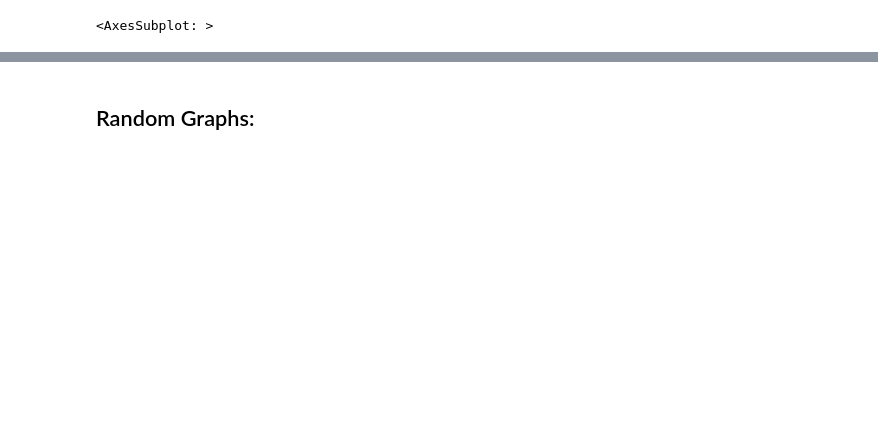
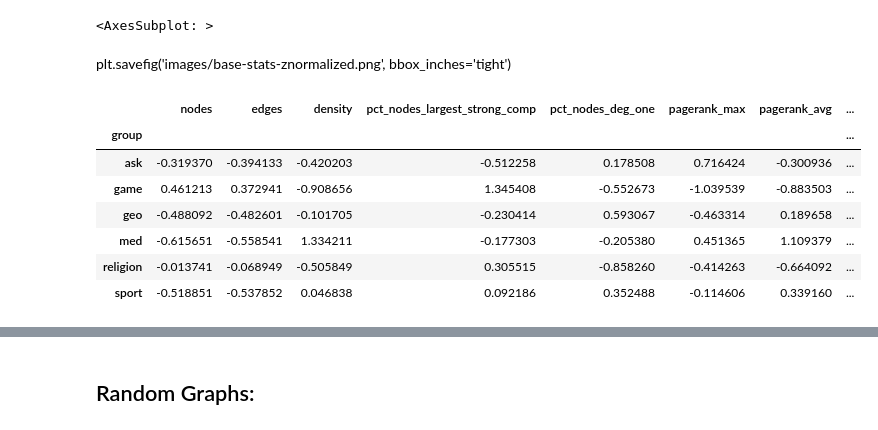
Before and after one commit to ruskirin/reddit-assortativity-analysis, a Jupyter notebook: non-political-subreddits-analysis.ipynb, the cells around one changed output, grey strips where cells are left out. Drawn from its saved outputs; the diff is of its cells as text; code cells hidden in the pictures; blank space fills up the shorter version.

```diff
--- a/non-political-subreddits-analysis.ipynb
+++ b/non-political-subreddits-analysis.ipynb
@@ -211,0 +234,14 @@ plt.savefig('images/base-stats-normalized.png', bbox_inches='tight')
+# %% [markdown]
+plt.savefig('images/base-stats-znormalized.png', bbox_inches='tight')
+# %%
+group_params = normalized_params.groupby(['group']).median().drop(['nodes_largest_strong_comp', 'nodes_deg_one'], axis=1)
+group_params
+# %% [output]
+|  | nodes | edges | density | pct_nodes_largest_strong_comp | pct_nodes_deg_one | pagerank_max | pagerank_avg | ... |
+| group |  |  |  |  |  |  |  | ... |
+| ask | -0.319370 | -0.394133 | -0.420203 | -0.512258 | 0.178508 | 0.716424 | -0.300936 | ... |
+| game | 0.461213 | 0.372941 | -0.908656 | 1.345408 | -0.552673 | -1.039539 | -0.883503 | ... |
+| geo | -0.488092 | -0.482601 | -0.101705 | -0.230414 | 0.593067 | -0.463314 | 0.189658 | ... |
+| med | -0.615651 | -0.558541 | 1.334211 | -0.177303 | -0.205380 | 0.451365 | 1.109379 | ... |
+| religion | -0.013741 | -0.068949 | -0.505849 | 0.305515 | -0.858260 | -0.414263 | -0.664092 | ... |
+| sport | -0.518851 | -0.537852 | 0.046838 | 0.092186 | 0.352488 | -0.114606 | 0.339160 | ... |
```
Also changed, not shown: parts of 22 cells of this notebook, 1 other file.
